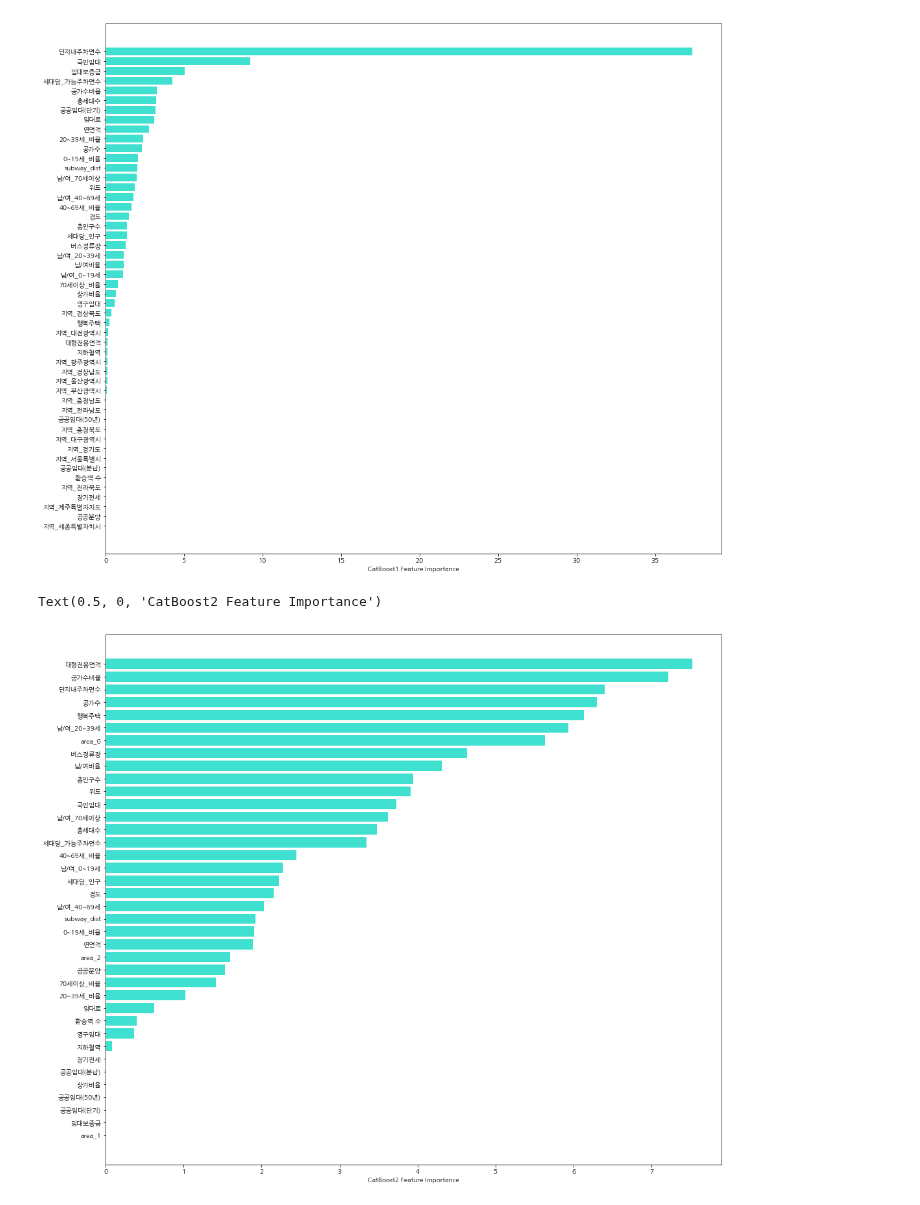
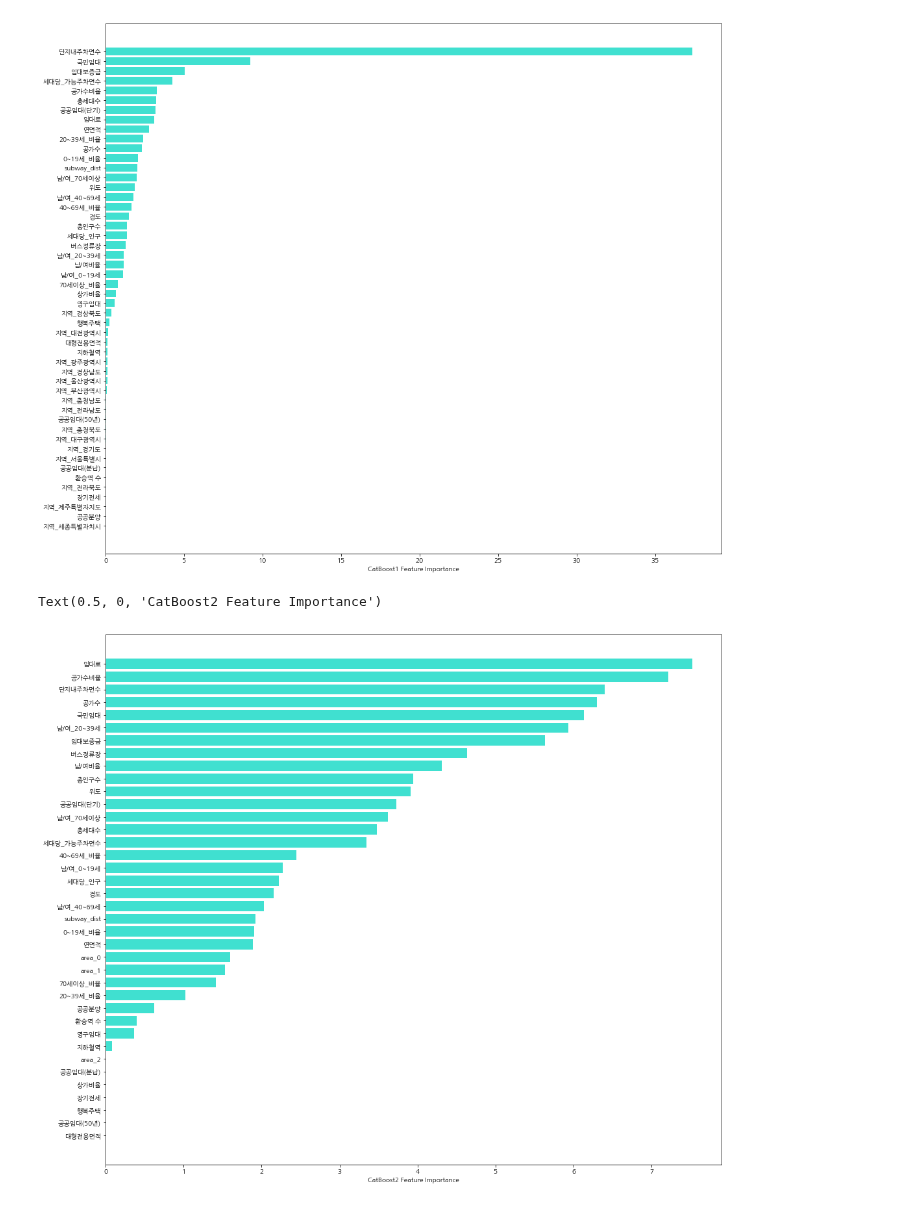
Before and after one commit to whdbfla6/Daesamanlap, a Jupyter notebook: EDA_young/0718_갱신.ipynb, the cells around one changed output. Cells and saved outputs as stored; diff of their text form; code cells hidden in the pictures.

```diff
--- a/EDA_young/0718_갱신.ipynb
+++ b/EDA_young/0718_갱신.ipynb
@@ -675,12 +669,12 @@ Text(0.5, 0, 'CatBoost1 Feature Importance')
 # %%
 plt.subplots(figsize=(17,15))
 sorted_feature_importance = model_2.feature_importances_.argsort()
-plt.barh(X_test2.columns[sorted_feature_importance],
+plt.barh(X_train2.columns[sorted_feature_importance],
         model_2.feature_importances_[sorted_feature_importance],
         color='turquoise')
 plt.xlabel("CatBoost2 Feature Importance")
 # %% [output]
 Text(0.5, 0, 'CatBoost2 Feature Importance')
-[figure, old version]
+[figure, new version]
 # %%
 # test_split.to_csv(' .csv', index=False)
```
Also changed, not shown: parts of 13 cells of this notebook.
